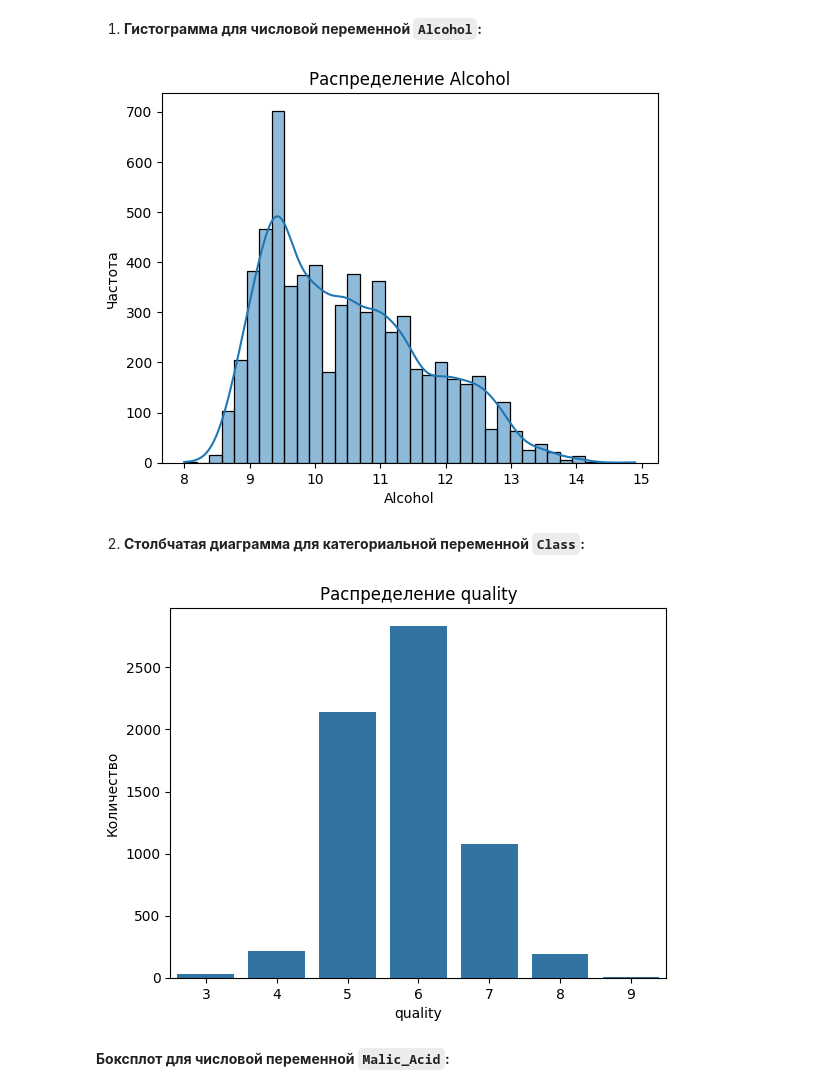
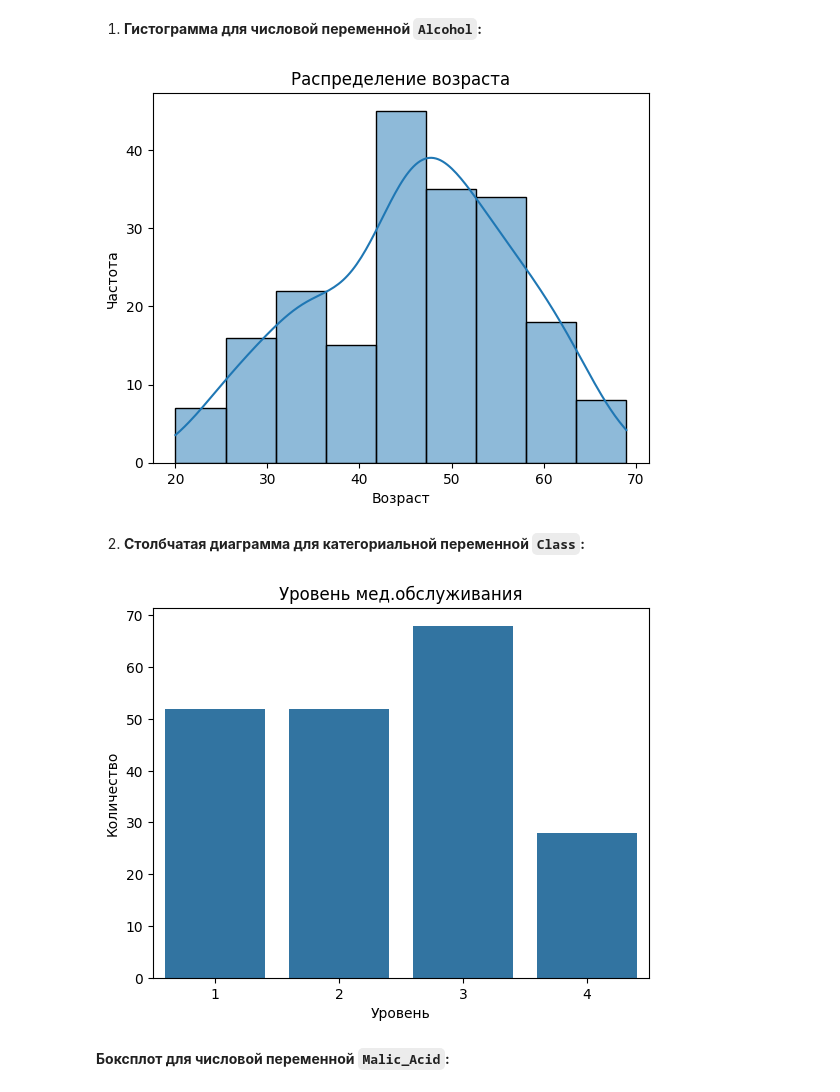
Before and after one commit to deniskunev/KunevDenis2, a Jupyter notebook: Практика_1.ipynb, the cells around one changed output. Saved outputs shown, nothing was run; the diff lists cells and outputs as text; code cells hidden in the pictures.

```diff
--- a/Практика_1.ipynb
+++ b/Практика_1.ipynb
@@ -60,7 +76,7 @@ import seaborn as sns
 Описание:
 В этом разделе вы загрузите набор данных wine.csv, ознакомитесь с его структурой и проведёте первичный обзор.
 # %%
-PATH_TO_FILE: str = '/content/wine.csv' # Загрузка набора данных
+PATH_TO_FILE: str = '/content/heart.csv' # Загрузка набора данных
 ## p.s. в левой панеле нажать на папку и перетащить туда файл,
 ## а wince.csv заменить на свой вариант (ПКМ -> копировать путь)
 
@@ -278,23 +269,23 @@ plt.gca().spines[['top', 'right',]].set_visible(False)
 # %% [markdown]
 1. **Гистограмма для числовой переменной `Alcohol`:**
 # %%
-   sns.histplot(df['alcohol'], kde=True)
-   plt.title('Распределение Alcohol')
-   plt.xlabel('Alcohol')
+   sns.histplot(df['AGE_50'], kde=True)
+   plt.title('Распределение возраста')
+   plt.xlabel('Возраст')
    plt.ylabel('Частота')
    plt.show()
 # %% [output]
-[figure, old version]
+[figure, new version]
 # %% [markdown]
 2. **Столбчатая диаграмма для категориальной переменной `Class`:**
 # %%
-   sns.countplot(x='quality', data=df)
-   plt.title('Распределение quality')
-   plt.xlabel('quality')
+   sns.countplot(x='MD_50', data=df)
+   plt.title('Уровень мед.обслуживания')
+   plt.xlabel('Уровень')
    plt.ylabel('Количество')
    plt.show()
 # %% [output]
-[figure, old version]
+[figure, new version]
 # %% [markdown]
 **Боксплот для числовой переменной `Malic_Acid`:**
 # %%
```
Also changed, not shown: parts of 16 cells of this notebook.
